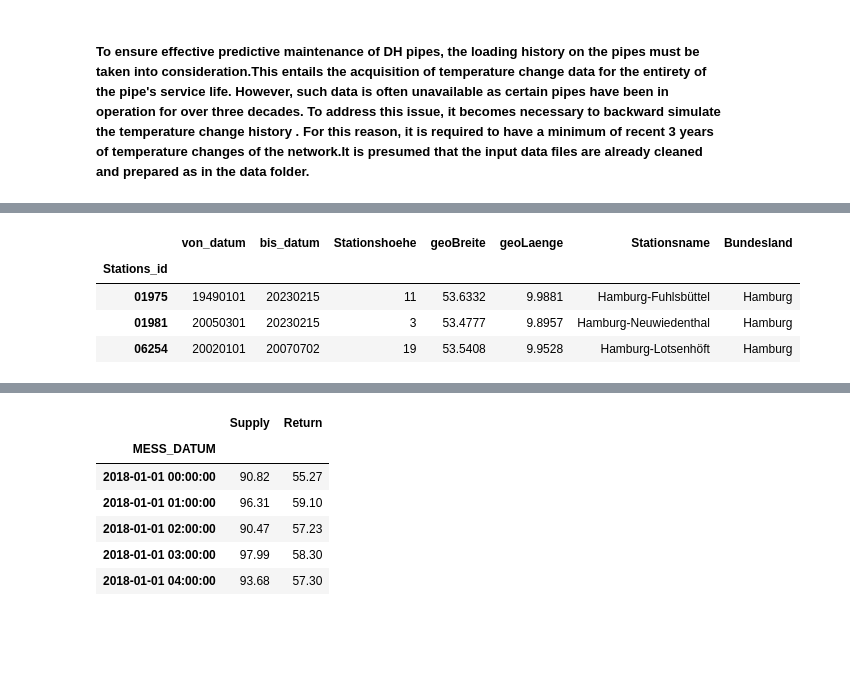
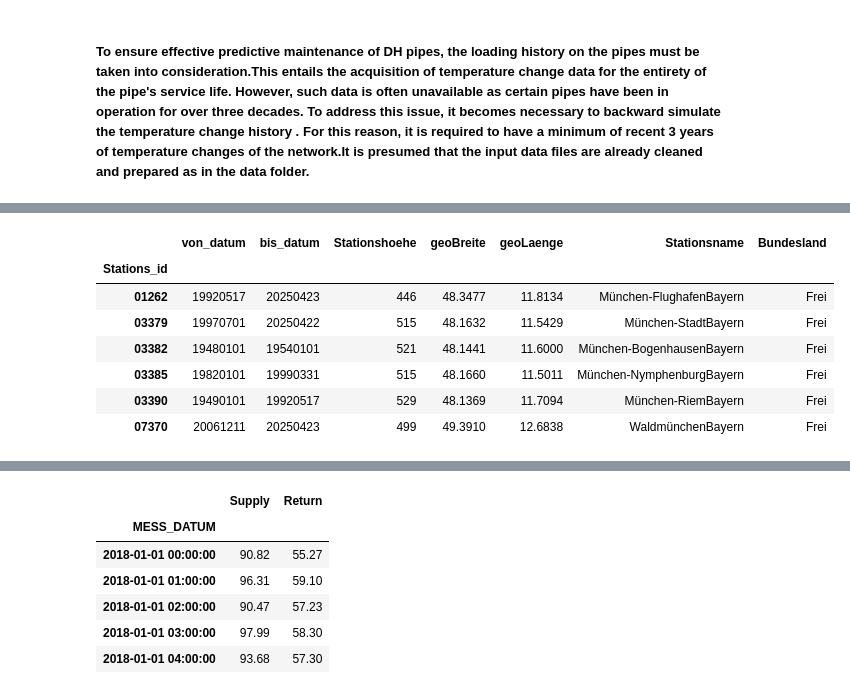
Before and after one commit to pakdad/dhc-maintenance, a Jupyter notebook: PdM_Walkthrough.ipynb, the cells around one changed output, grey strips where cells are left out. Cells and saved outputs as stored; diff of their text form; code cells hidden in the pictures; blank space fills up the shorter version.

```diff
--- a/PdM_Walkthrough.ipynb
+++ b/PdM_Walkthrough.ipynb
@@ -60,17 +77,20 @@ network.weather.dwd
 # %%
 # In this example we assume that the network is located in the city of Hamburg
 # By giving the name of the city in the search_station_ID method, it is possible
 # to acquire the list of the stations of the designated city from the
 # Deutscher Wetterdienst (DWD)
 # Here we can see three main station of the hamburg and it we can see which one
 # is have more data history.
-network.weather.search_station_ID('hamburg')
+network.weather.search_station_ID('münchen')
 # %% [output]
 |  | von_datum | bis_datum | Stationshoehe | geoBreite | geoLaenge | Stationsname | Bundesland |
 | Stations_id |  |  |  |  |  |  |  |
-| 01975 | 19490101 | 20230215 | 11 | 53.6332 | 9.9881 | Hamburg-Fuhlsbüttel | Hamburg |
-| 01981 | 20050301 | 20230215 | 3 | 53.4777 | 9.8957 | Hamburg-Neuwiedenthal | Hamburg |
-| 06254 | 20020101 | 20070702 | 19 | 53.5408 | 9.9528 | Hamburg-Lotsenhöft | Hamburg |
+| 01262 | 19920517 | 20250423 | 446 | 48.3477 | 11.8134 | München-FlughafenBayern | Frei |
+| 03379 | 19970701 | 20250422 | 515 | 48.1632 | 11.5429 | München-StadtBayern | Frei |
+| 03382 | 19480101 | 19540101 | 521 | 48.1441 | 11.6000 | München-BogenhausenBayern | Frei |
+| 03385 | 19820101 | 19990331 | 515 | 48.1660 | 11.5011 | München-NymphenburgBayern | Frei |
+| 03390 | 19490101 | 19920517 | 529 | 48.1369 | 11.7094 | München-RiemBayern | Frei |
+| 07370 | 20061211 | 20250423 | 499 | 49.3910 | 12.6838 | WaldmünchenBayern | Frei |
 # %%
 # The station Id 01975 could be given to the load_weather method to
 # be downloaded and inserted in the network object.
```
Also changed, not shown: parts of 12 cells of this notebook, 12 other files.
